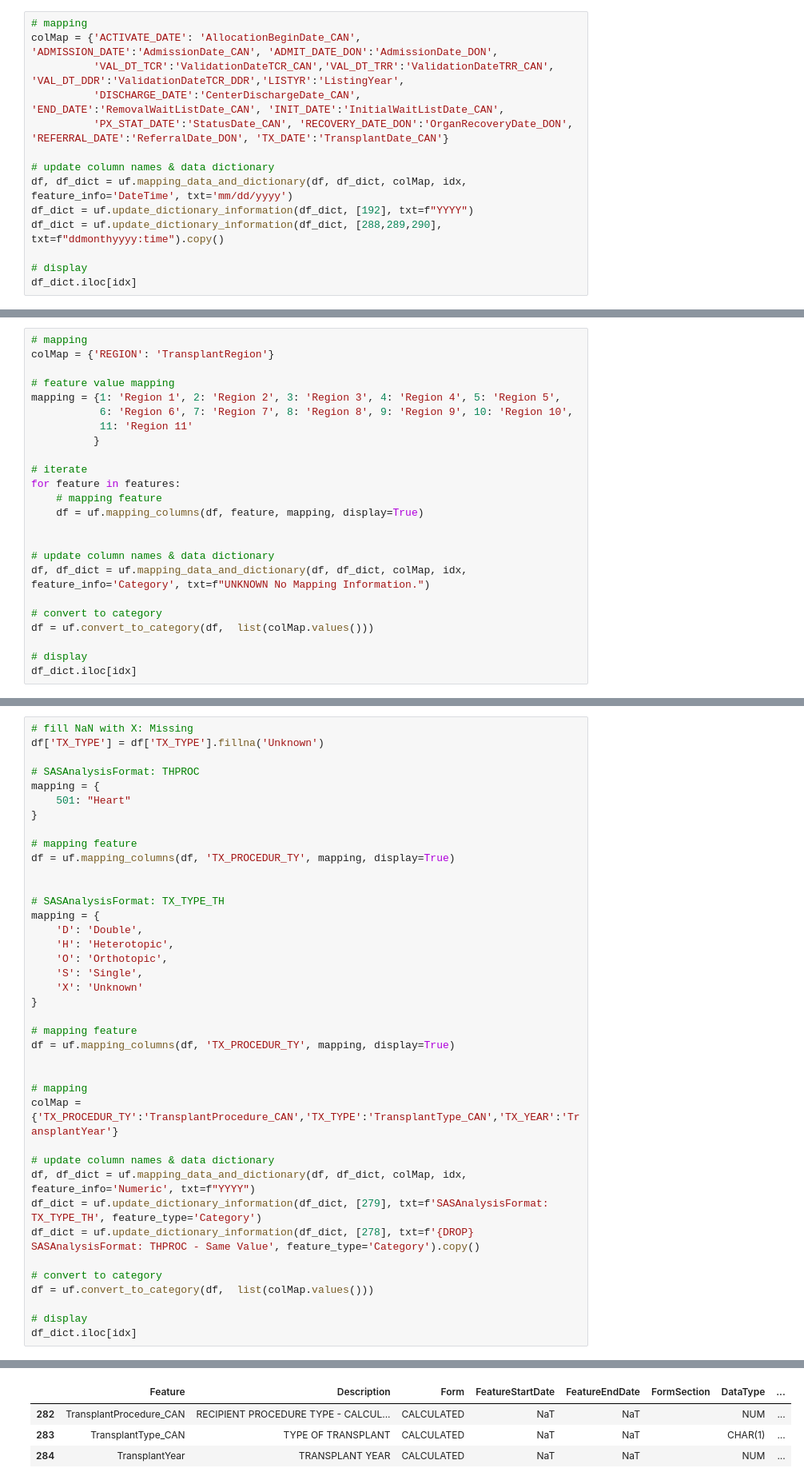
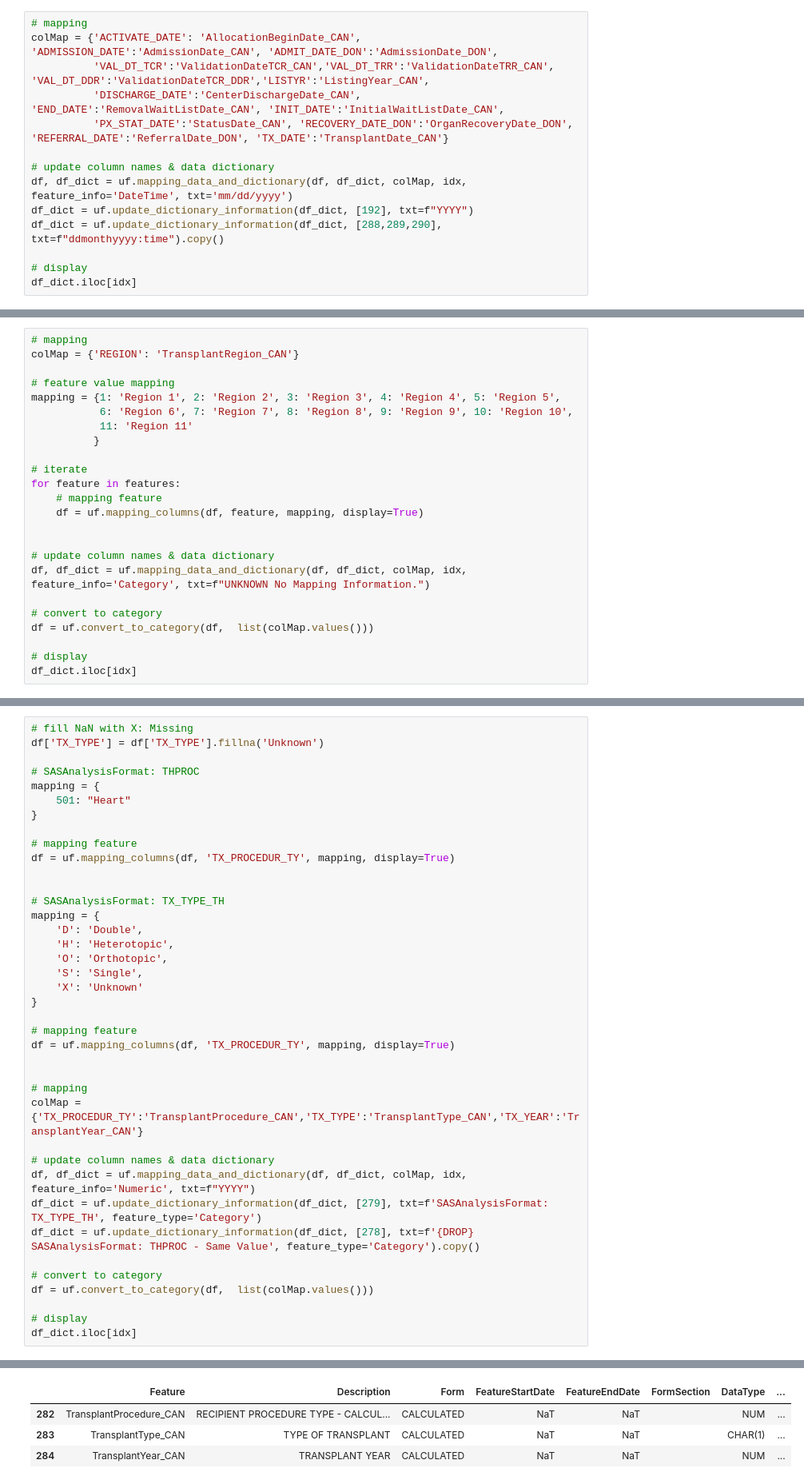
Before and after one commit to SirErikPak/UNOS, a Jupyter notebook: Notebook/WranglePrep.ipynb, the cells around one changed output, grey strips where cells are left out. Shown at 80% size. Saved outputs shown, nothing was run; the diff lists cells and outputs as text.

```diff
--- a/Notebook/WranglePrep.ipynb
+++ b/Notebook/WranglePrep.ipynb
@@ -877,7 +877,7 @@ for col in convertDate:
 # %%
 # mapping
 colMap = {'ACTIVATE_DATE': 'AllocationBeginDate_CAN', 'ADMISSION_DATE':'AdmissionDate_CAN', 'ADMIT_DATE_DON':'AdmissionDate_DON',
-          'VAL_DT_TCR':'ValidationDateTCR_CAN','VAL_DT_TRR':'ValidationDateTRR_CAN', 'VAL_DT_DDR':'ValidationDateTCR_DDR','LISTYR':'ListingYear',
+          'VAL_DT_TCR':'ValidationDateTCR_CAN','VAL_DT_TRR':'ValidationDateTRR_CAN', 'VAL_DT_DDR':'ValidationDateTCR_DDR','LISTYR':'ListingYear_CAN',
           'DISCHARGE_DATE':'CenterDischargeDate_CAN', 'END_DATE':'RemovalWaitListDate_CAN', 'INIT_DATE':'InitialWaitListDate_CAN',
           'PX_STAT_DATE':'StatusDate_CAN', 'RECOVERY_DATE_DON':'OrganRecoveryDate_DON', 'REFERRAL_DATE':'ReferralDate_DON', 'TX_DATE':'TransplantDate_CAN'}
 
@@ -4690,7 +4690,7 @@ dtype: object
 REGION: [ 5  4  9 11  1 10  7  3  2  8  6]
 # %%
 # mapping
-colMap = {'REGION': 'TransplantRegion'}
+colMap = {'REGION': 'TransplantRegion_CAN'}
 
 # feature value mapping
 mapping = {1: 'Region 1', 2: 'Region 2', 3: 'Region 3', 4: 'Region 4', 5: 'Region 5',
@@ -5881,35 +5881,35 @@ mapping = {
     'H': 'Heterotopic',
     'O': 'Orthotopic',
     'S': 'Single',
     'X': 'Unknown'
 }
 
 # mapping feature
 df = uf.mapping_columns(df, 'TX_PROCEDUR_TY', mapping, display=True)
 
 
 # mapping
-colMap = {'TX_PROCEDUR_TY':'TransplantProcedure_CAN','TX_TYPE':'TransplantType_CAN','TX_YEAR':'TransplantYear'}
+colMap = {'TX_PROCEDUR_TY':'TransplantProcedure_CAN','TX_TYPE':'TransplantType_CAN','TX_YEAR':'TransplantYear_CAN'}
 
 # update column names & data dictionary
 df, df_dict = uf.mapping_data_and_dictionary(df, df_dict, colMap, idx, feature_info='Numeric', txt=f"YYYY")
 df_dict = uf.update_dictionary_information(df_dict, [279], txt=f'SASAnalysisFormat: TX_TYPE_TH', feature_type='Category')
 df_dict = uf.update_dictionary_information(df_dict, [278], txt=f'{DROP} SASAnalysisFormat: THPROC - Same Value', feature_type='Category').copy()
 
 # convert to category
 df = uf.convert_to_category(df,  list(colMap.values()))
 
 # display
 df_dict.iloc[idx]
 # %% [output]
 Converted Column TX_PROCEDUR_TY Unique Vaue(s) ['501']
 Categories (1, object): ['501']
 Converted Column TX_PROCEDUR_TY Unique Vaue(s) ['501']
 Categories (1, object): ['501']
 |  | Feature | Description | Form | FeatureStartDate | FeatureEndDate | FormSection | DataType | ... |
 | 282 | TransplantProcedure_CAN | RECIPIENT PROCEDURE TYPE - CALCUL... | CALCULATED | NaT | NaT |  | NUM | ... |
 | 283 | TransplantType_CAN | TYPE OF TRANSPLANT | CALCULATED | NaT | NaT |  | CHAR(1) | ... |
-| 284 | TransplantYear | TRANSPLANT YEAR | CALCULATED | NaT | NaT |  | NUM | ... |
+| 284 | TransplantYear_CAN | TRANSPLANT YEAR | CALCULATED | NaT | NaT |  | NUM | ... |
 # %% [markdown]
 ### RETYP
 # %%
```
Also changed, not shown: parts of 4 cells of this notebook, 1 other file.
